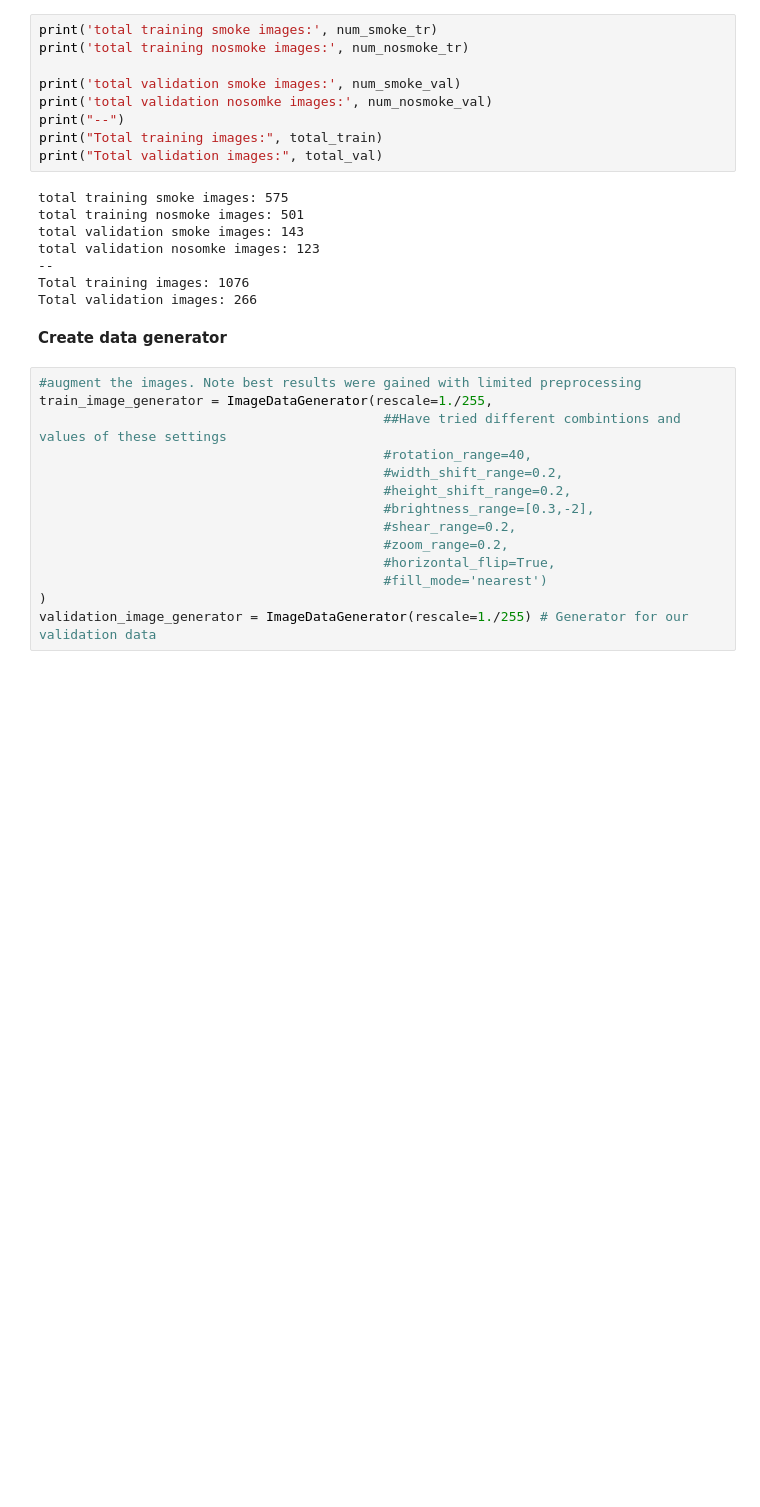
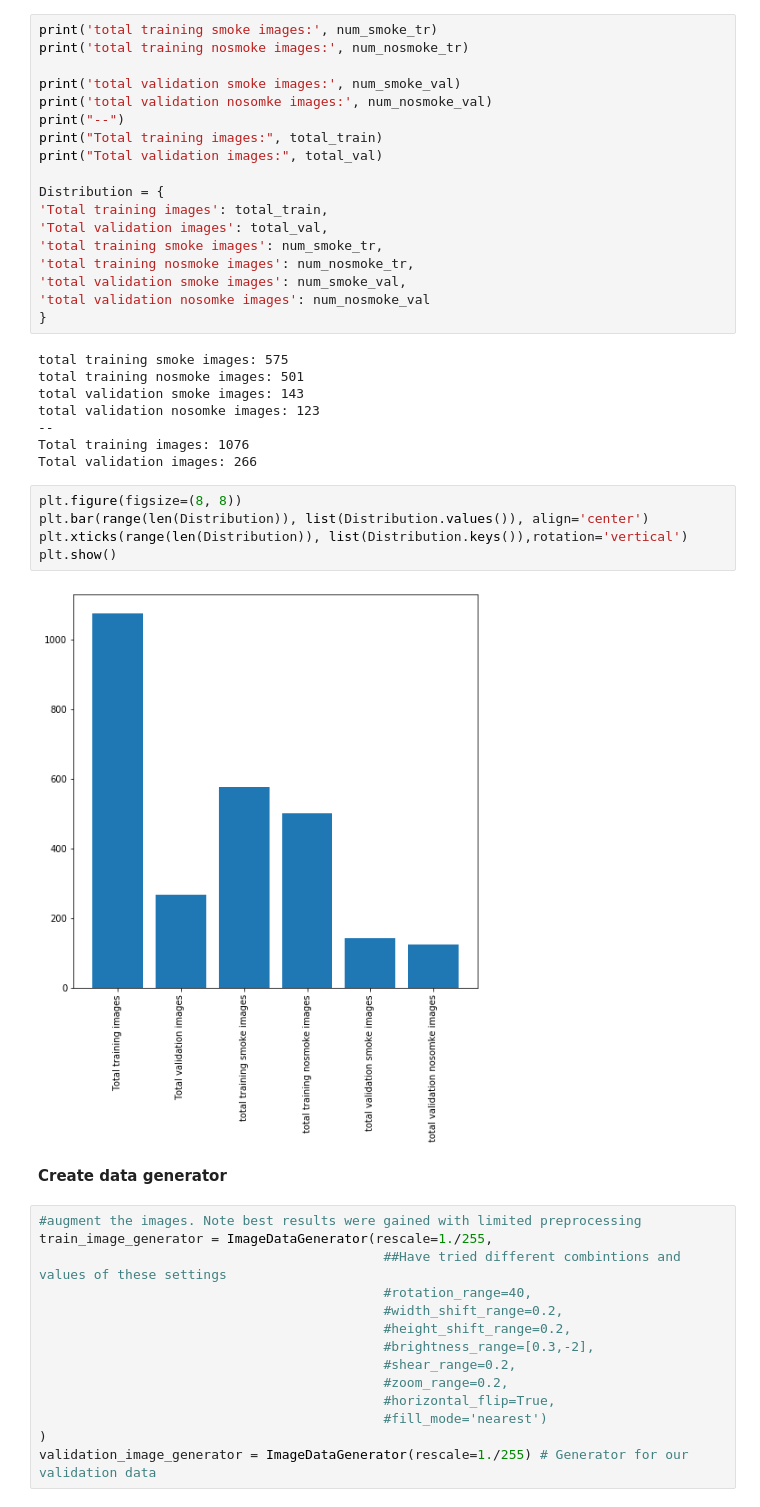
Before and after one commit to EveMyadzePike/Lets_Stop_Wildfires_Hackathon, a Jupyter notebook: Copy_of_Proj_3_WF_TL_4.ipynb, the cells around one changed output. Drawn from its saved outputs; the diff is of its cells as text; blank space fills up the shorter version.

```diff
--- a/Copy_of_Proj_3_WF_TL_4.ipynb
+++ b/Copy_of_Proj_3_WF_TL_4.ipynb
@@ -114,6 +114,15 @@ print('total validation nosomke images:', num_nosmoke_val)
 print("--")
 print("Total training images:", total_train)
 print("Total validation images:", total_val)
+
+Distribution = {
+'Total training images': total_train,
+'Total validation images': total_val,
+'total training smoke images': num_smoke_tr,
+'total training nosmoke images': num_nosmoke_tr,
+'total validation smoke images': num_smoke_val,
+'total validation nosomke images': num_nosmoke_val
+}
 # %% [output]
 total training smoke images: 575
 total training nosmoke images: 501
@@ -122,6 +131,13 @@ total validation nosomke images: 123
 --
 Total training images: 1076
 Total validation images: 266
+# %%
+plt.figure(figsize=(8, 8))
+plt.bar(range(len(Distribution)), list(Distribution.values()), align='center')
+plt.xticks(range(len(Distribution)), list(Distribution.keys()),rotation='vertical')
+plt.show()
+# %% [output]
+[figure, added]
 # %% [markdown]
 **Create data generator**
 # %%
```
